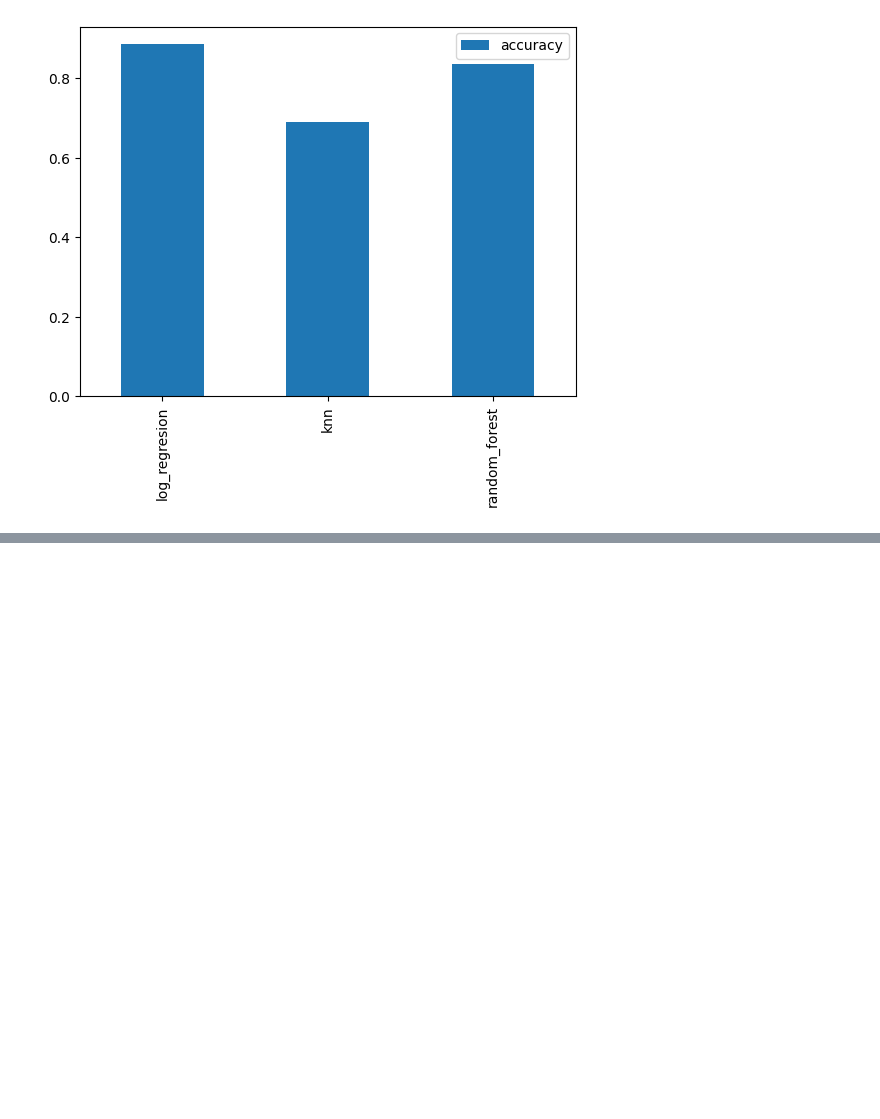
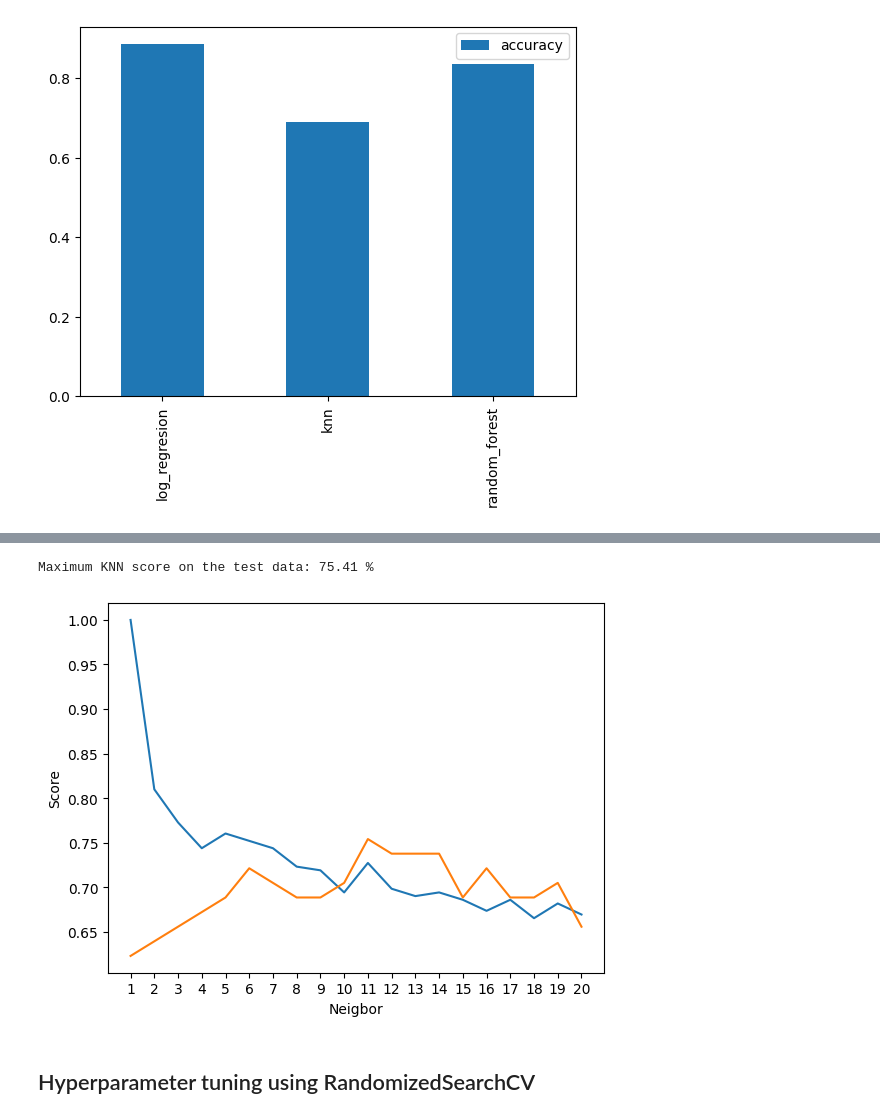
Before and after one commit to caw083/Heart-disease.github.io, a Jupyter notebook: heart-disease.ipynb, the cells around one changed output, grey strips where cells are left out. Drawn from its saved outputs; the diff is of its cells as text; code cells hidden in the pictures; blank space fills up the shorter version.

Commit message:
tuning the knn

```diff
--- a/heart-disease.ipynb
+++ b/heart-disease.ipynb
@@ -376,0 +387,24 @@ Please also refer to the documentation for alternative solver options:
+# %%
+# let tune knn
+test_score = []
+train_score = []
+
+neighbor= range(1,21)
+
+for i in neighbor:
+    knn = KNeighborsClassifier(n_neighbors=i)
+    knn.fit(x_train,y_train)
+    test_score.append(knn.score(x_test,y_test))
+    train_score.append(knn.score(x_train,y_train))
+# %%
+plt.plot(neighbor, train_score, label="train score")
+plt.plot(neighbor, test_score, label="test score")
+plt.xticks(np.arange(1,21,1))
+plt.xlabel('Neigbor')
+plt.ylabel('Score')
+print(f"Maximum KNN score on the test data: {max(test_score)*100:.2f} % ")
+# %% [output]
+Maximum KNN score on the test data: 75.41 %
+[figure, added]
+# %% [markdown]
+## Hyperparameter tuning using RandomizedSearchCV
```
Also changed, not shown: parts of 2 cells of this notebook.
